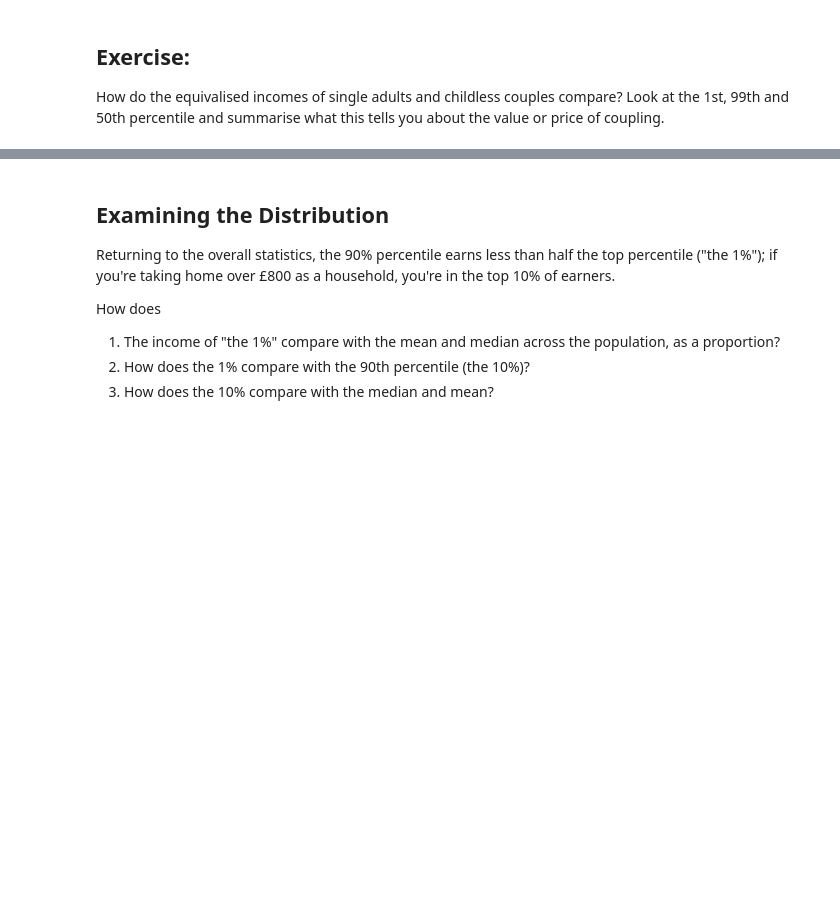
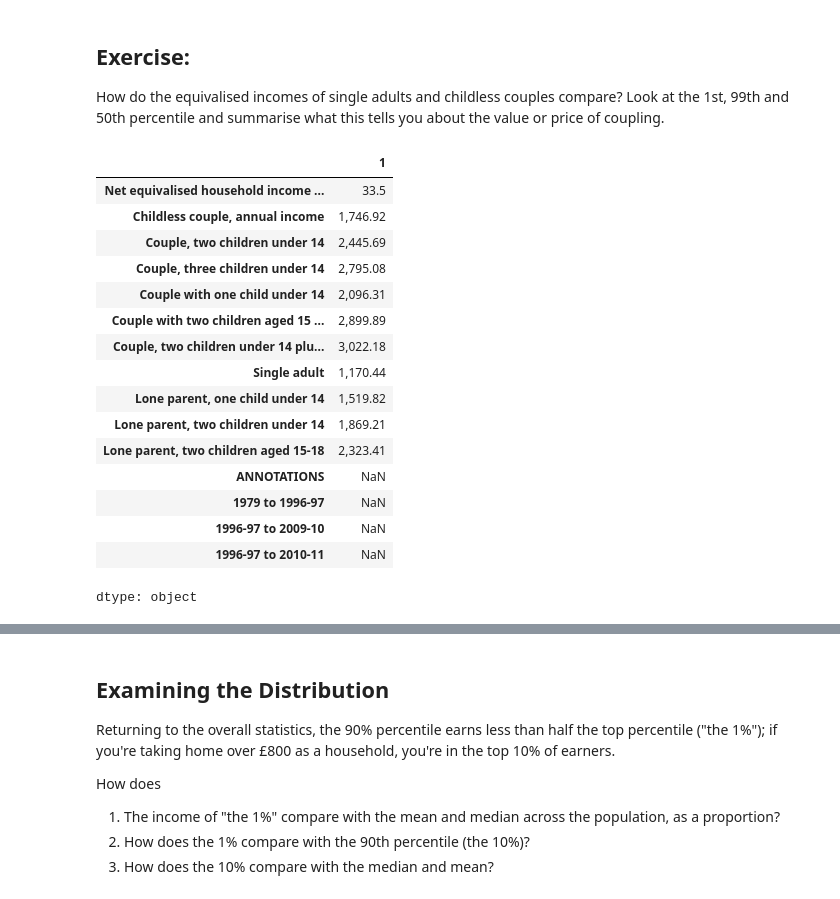
Before and after one commit to yannisyeung/QM2, a Jupyter notebook: notebooks/W02. Pandas.ipynb, the cells around one changed output, grey strips where cells are left out. Drawn from its saved outputs; the diff is of its cells as text; code cells hidden in the pictures; blank space fills up the shorter version.

```diff
--- a/notebooks/W02. Pandas.ipynb
+++ b/notebooks/W02. Pandas.ipynb
@@ -180,3 +177,23 @@ So, to recap, we can now access a particular **row** using *loc[index number]*,
 ## Exercise:
 
 How do the equivalised incomes of single adults and childless couples compare? Look at the 1st, 99th and 50th percentile and summarise what this tells you about the value or price of coupling.
+# %%
+income.loc[1]
+# %% [output]
+|  | 1 |
+| Net equivalised household income ... | 33.5 |
+| Childless couple, annual income | 1,746.92 |
+| Couple, two children under 14 | 2,445.69 |
+| Couple, three children under 14 | 2,795.08 |
+| Couple with one child under 14 | 2,096.31 |
+| Couple with two children aged 15 ... | 2,899.89 |
+| Couple, two children under 14 plu... | 3,022.18 |
+| Single adult | 1,170.44 |
+| Lone parent, one child under 14 | 1,519.82 |
+| Lone parent, two children under 14 | 1,869.21 |
+| Lone parent, two children aged 15-18 | 2,323.41 |
+| ANNOTATIONS | NaN |
+| 1979 to 1996-97 | NaN |
+| 1996-97 to 2009-10 | NaN |
+| 1996-97 to 2010-11 | NaN |
+dtype: object
```
Also changed, not shown: parts of 15 cells of this notebook.
